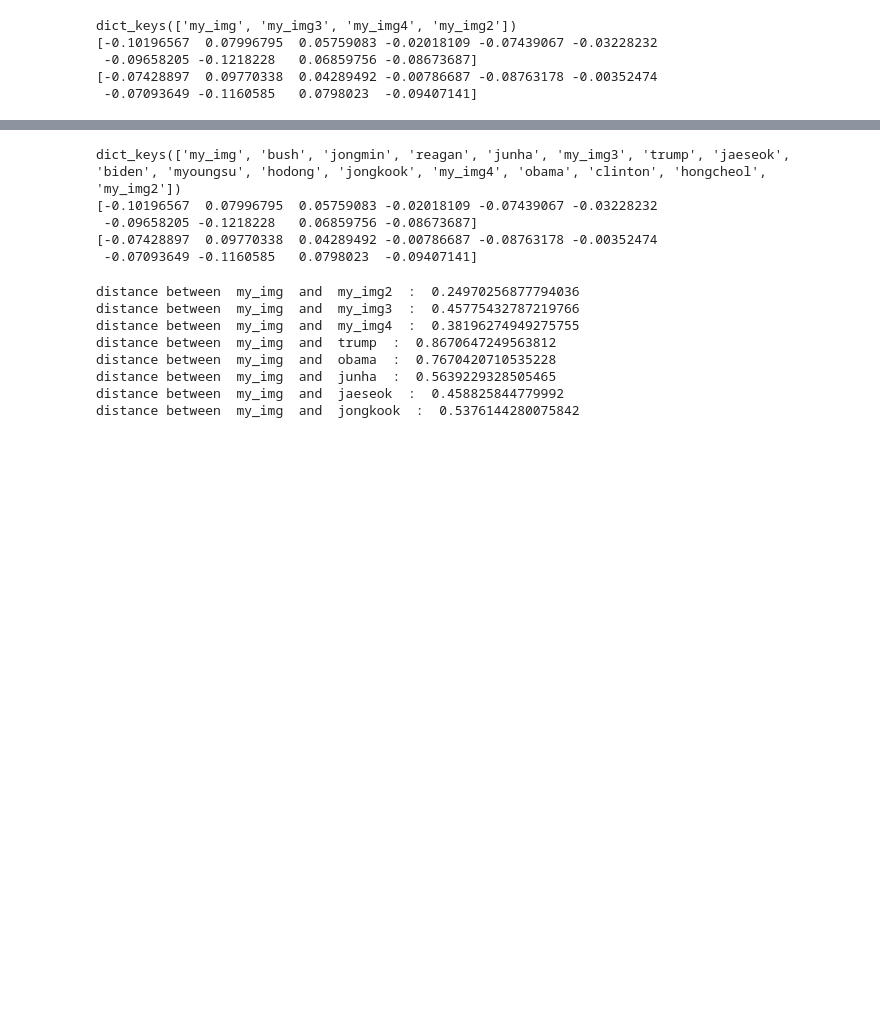
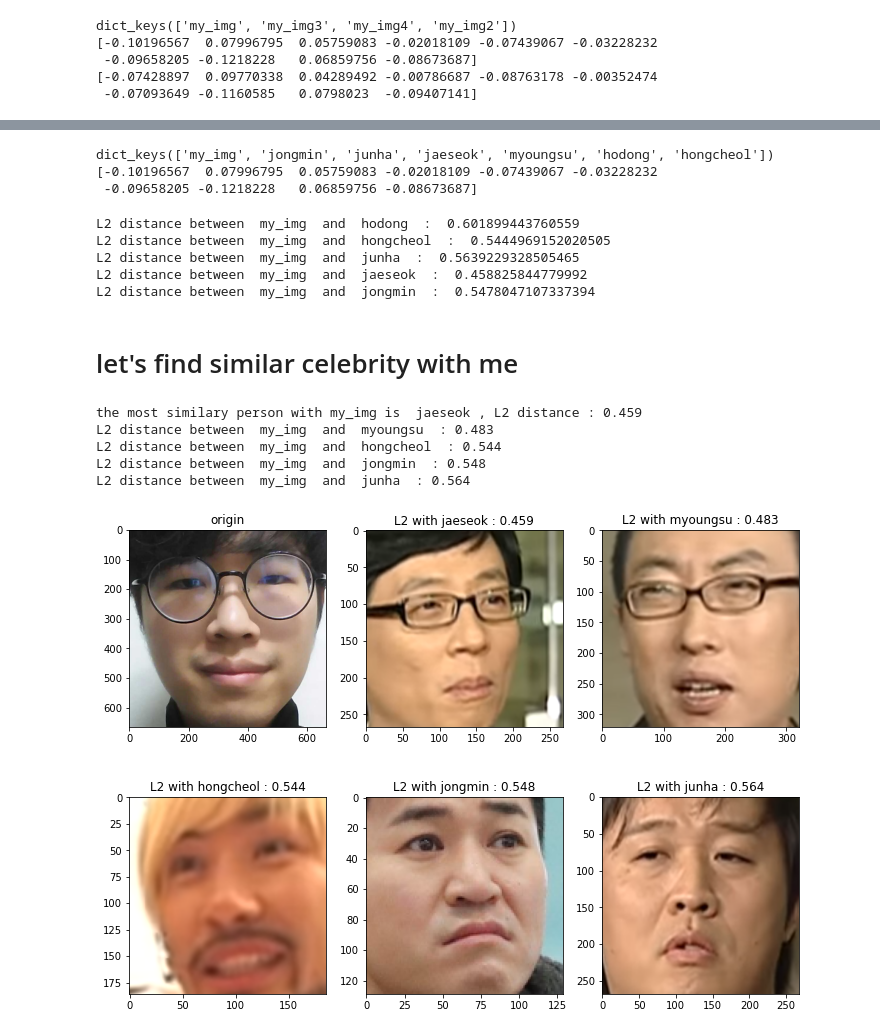
Before and after one commit to JeongChanDo/aiffel_practice, a Jupyter notebook: EXPLORATION07/find_most_similar_celebrity.ipynb, the cells around one changed output, grey strips where cells are left out. Saved outputs shown, nothing was run; the diff lists cells and outputs as text; code cells hidden in the pictures; blank space fills up the shorter version.

Commit message:
find the most nearest celebrity

```diff
--- a/EXPLORATION07/find_most_similar_celebrity.ipynb
+++ b/EXPLORATION07/find_most_similar_celebrity.ipynb
@@ -106,32 +137,27 @@ def get_distance_dict(embed_dict, name1, name2, ord=2):
 embed_dict = get_face_embedding_dict(img_path, img_lst)
 print(embed_dict.keys())
 print(embed_dict["my_img"][:10])
-print(embed_dict["my_img2"][:10])
 # %% [output]
-dict_keys(['my_img', 'bush', 'jongmin', 'reagan', 'junha', 'my_img3', 'trump', 'jaeseok', 'biden', 'myoungsu', 'hodong', 'jongkook', 'my_img4', 'obama', 'clinton', 'hongcheol', 'my_img2'])
+dict_keys(['my_img', 'jongmin', 'junha', 'jaeseok', 'myoungsu', 'hodong', 'hongcheol'])
 [-0.10196567  0.07996795  0.05759083 -0.02018109 -0.07439067 -0.03228232
  -0.09658205 -0.1218228   0.06859756 -0.08673687]
-[-0.07428897  0.09770338  0.04289492 -0.00786687 -0.08763178 -0.00352474
- -0.07093649 -0.1160585   0.0798023  -0.09407141]
 # %%
 name1 = "my_img"
-names = ["my_img2", "my_img3", "my_img4",
-        "trump", "obama", "junha", "jaeseok","jongkook"]
+names = ["hodong", "hongcheol", "junha", "jaeseok","jongmin"]
 
 for name2 in names:
     print("L2 distance between ",name1," and ",name2," : ",
           get_distance_dict(embed_dict, name1, name2))
 # %% [output]
-distance between  my_img  and  my_img2  :  0.24970256877794036
-distance between  my_img  and  my_img3  :  0.45775432787219766
-distance between  my_img  and  my_img4  :  0.38196274949275755
-distance between  my_img  and  trump  :  0.8670647249563812
-distance between  my_img  and  obama  :  0.7670420710535228
-distance between  my_img  and  junha  :  0.5639229328505465
-distance between  my_img  and  jaeseok  :  0.458825844779992
-distance between  my_img  and  jongkook  :  0.5376144280075842
+L2 distance between  my_img  and  hodong  :  0.601899443760559
+L2 distance between  my_img  and  hongcheol  :  0.5444969152020505
+L2 distance between  my_img  and  junha  :  0.5639229328505465
+L2 distance between  my_img  and  jaeseok  :  0.458825844779992
+L2 distance between  my_img  and  jongmin  :  0.5478047107337394
+# %% [markdown]
+# let's find similar celebrity with me
 # %%
-def get_sort_key_func(name1):
+def get_sort_key_func(embed_dict, name1):
     def get_distance_from_name1(name2):
-        return get_distance(name1, name2)
+        return get_distance_dict(embed_dict, name1, name2)
     return get_distance_from_name1
@@ -142,0 +164,37 @@ def get_nearest_facee(name, top=5):
+# %%
+def get_nearest_face(name, embed_dict, top=5):
+    nearest_lst = []
+    sort_key_func = get_sort_key_func(embed_dict, name)
+    sort_lst = sorted(embed_dict.items(), key=lambda x: sort_key_func(x[0]))
+    for idx, (key, item) in enumerate(sort_lst):
+        if idx == 0:
+            continue
+        if idx == 1:
+            print("the most similary person with "+name+" is ", key,
+                  ", L2 distance : {:0.3f}".format(get_distance(embed_dict[name], item)))
+        else:
+            print("L2 distance between ",name," and ",key,
+                  " : {:0.3f}".format(get_distance(embed_dict[name], item)))
+        nearest_lst.append(key)
+        if idx == top: break
+    return nearest_lst
+# %%
+nearest_lst = get_nearest_face("my_img", embed_dict)
+# %% [output]
+the most similary person with my_img is  jaeseok , L2 distance : 0.459
+L2 distance between  my_img  and  myoungsu  : 0.483
+L2 distance between  my_img  and  hongcheol  : 0.544
+L2 distance between  my_img  and  jongmin  : 0.548
+L2 distance between  my_img  and  junha  : 0.564
+# %%
+plt.figure(figsize=(12,9))
+plt.subplot(2, 3, 1)
+plt.imshow(get_cropped_face(img_path+"/"+"my_img.jpg"))
+plt.title("origin")
+
+for i, key in enumerate(nearest_lst):
+    plt.subplot(2,3,2+ i)
+    plt.imshow(get_cropped_face(img_path+"/"+key +".png"))
+    plt.title("L2 with "+ key +" : {:0.3f}".format(get_distance_dict(embed_dict, "my_img", key)))
+# %% [output]
+[figure, added]
```
Also changed, not shown: parts of 14 cells of this notebook, 7 other files.
